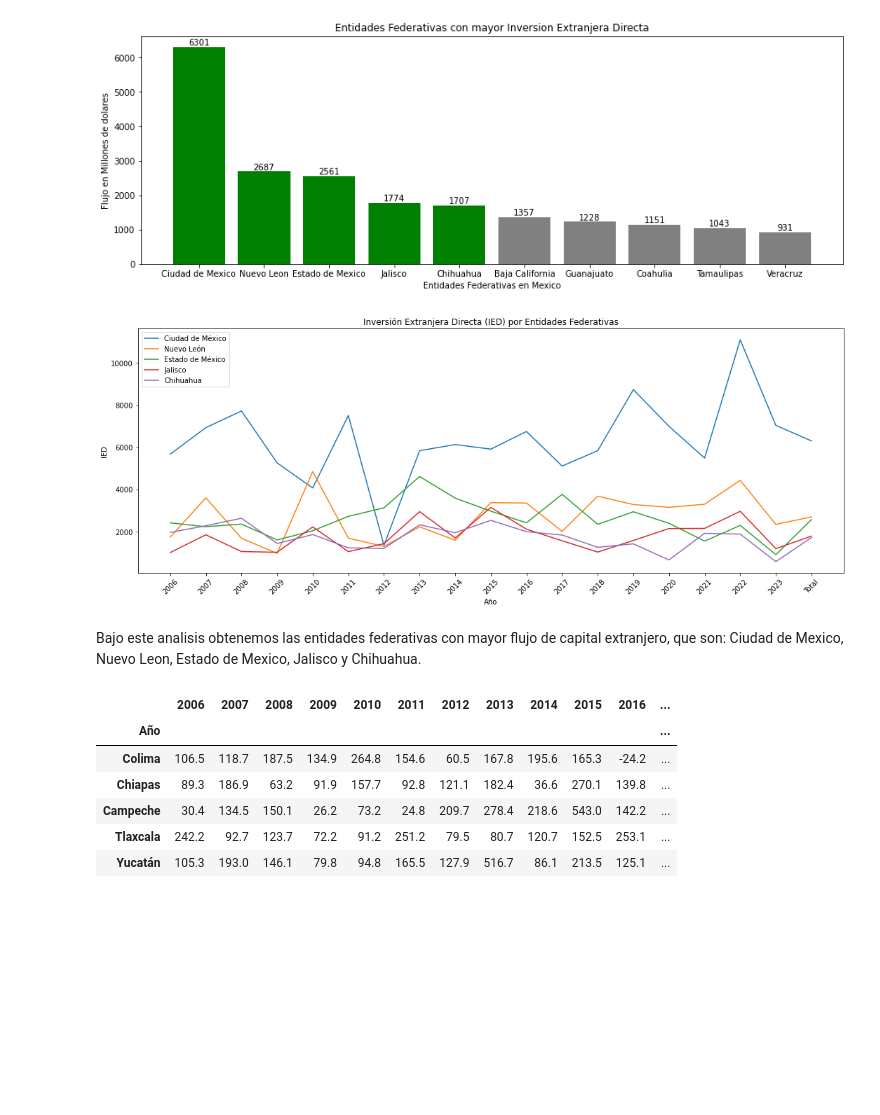
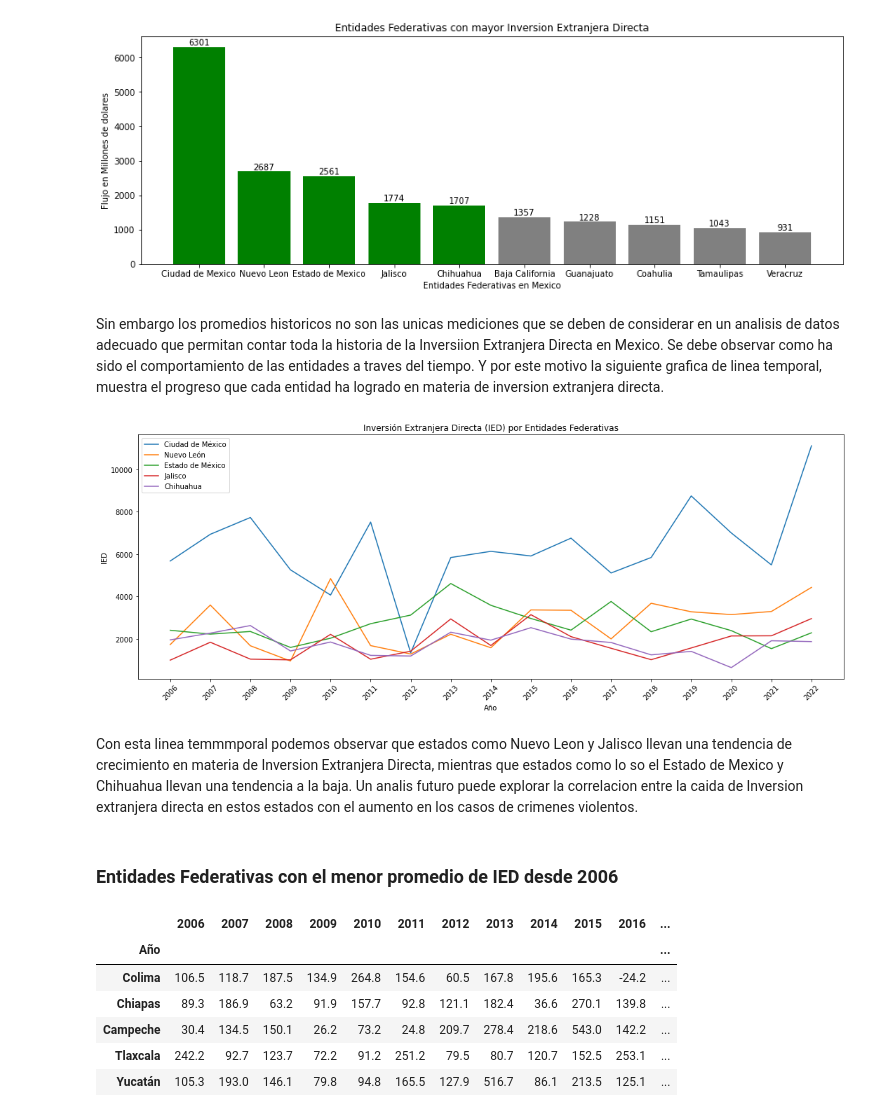
Before and after one commit to OctavioPB/Data-Analyst-Projects, a Jupyter notebook: InversionExtranjeraDirecta2023/Inversion Extranjera Directa en Mexico 2023.ipynb, the cells around one changed output. Drawn from its saved outputs; the diff is of its cells as text; code cells hidden in the pictures; blank space fills up the shorter version.

```diff
--- a/InversionExtranjeraDirecta2023/Inversion Extranjera Directa en Mexico 2023.ipynb
+++ b/InversionExtranjeraDirecta2023/Inversion Extranjera Directa en Mexico 2023.ipynb
@@ -384,24 +390,28 @@ for bar in bars:
 plt.show()
 # %% [output]
 [figure]
+# %% [markdown]
+Sin embargo los promedios historicos no son las unicas mediciones que se deben de considerar en un analisis de datos adecuado que permitan contar toda la historia de la Inversiion Extranjera Directa en Mexico. Se debe observar como ha sido el comportamiento de las entidades a traves del tiempo. Y por este motivo la siguiente grafica de linea temporal, muestra el progreso que cada entidad ha logrado en materia de inversion extranjera directa.
 # %%
-df = IED_Entidad_Mejores[0:5]
+df = IED_Entidad_Mejores.iloc[0:5, 0:17]
 plt.figure(facecolor='white', figsize=(15, 6))
 
 for entidad in df.index:
     plt.plot(df.columns, df.loc[entidad], label=entidad)
 
 plt.xlabel('Año')
 plt.ylabel('IED')
 plt.title('Inversión Extranjera Directa (IED) por Entidades Federativas')
 plt.legend()
 plt.xticks(rotation=45)
 plt.tight_layout()
 plt.show()
 # %% [output]
-[figure, old version]
+[figure, new version]
-# %% [markdown]
-Bajo este analisis obtenemos las entidades federativas con mayor flujo de capital extranjero, que son: Ciudad de Mexico, Nuevo Leon, Estado de Mexico, Jalisco y Chihuahua.
+# %% [markdown]
+Con esta linea temmmporal podemos observar que estados como Nuevo Leon y Jalisco llevan una tendencia de crecimiento en materia de Inversion Extranjera Directa, mientras que estados como lo so el Estado de Mexico y Chihuahua llevan una tendencia a la baja. Un analis futuro puede explorar la correlacion entre la caida de Inversion extranjera directa en estos estados con el aumento en los casos de crimenes violentos.
+# %% [markdown]
+### Entidades Federativas con el menor promedio de IED desde 2006
 # %%
 IED_Entidad.sort_values('Promedio',  ascending = True, inplace= True)
 IED_Entidad_Bajos = IED_Entidad.iloc[0:10]
```
Also changed, not shown: parts of 4 cells of this notebook.
